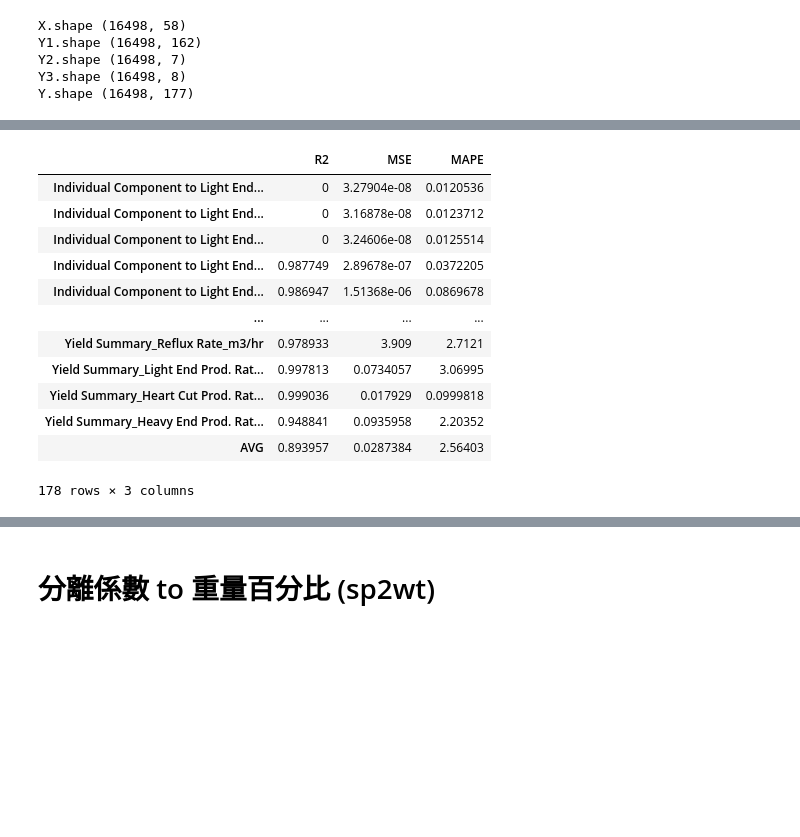
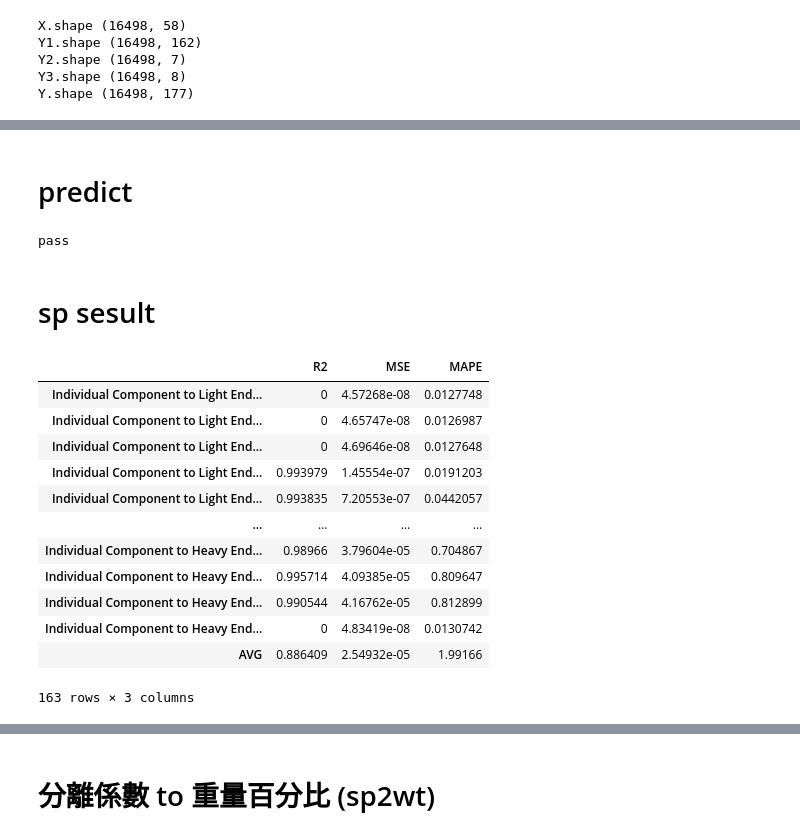
Before and after one commit to skywalker0803r/works, a Jupyter notebook: end_to_end(modelA＋B＋C)V3.ipynb, the cells around one changed output, grey strips where cells are left out. Cells and saved outputs as stored; diff of their text form; code cells hidden in the pictures; blank space fills up the shorter version.

```diff
--- a/end_to_end(modelA＋B＋C)V3.ipynb
+++ b/end_to_end(modelA＋B＋C)V3.ipynb
@@ -86,18 +89,33 @@ epoch:250 train_loss:0.0000 valid_loss:0.0001
 <autorch.utils.part.PartBulider at 0x...>
-# %%
-res = model.test(e=0.01)
-res
-# %% [output]
-|  | R2 | MSE | MAPE |
-| Individual Component to Light End... | 0 | 3.27904e-08 | 0.0120536 |
-| Individual Component to Light End... | 0 | 3.16878e-08 | 0.0123712 |
-| Individual Component to Light End... | 0 | 3.24606e-08 | 0.0125514 |
-| Individual Component to Light End... | 0.987749 | 2.89678e-07 | 0.0372205 |
-| Individual Component to Light End... | 0.986947 | 1.51368e-06 | 0.0869678 |
-| ... | ... | ... | ... |
-| Yield Summary_Reflux Rate_m3/hr | 0.978933 | 3.909 | 2.7121 |
-| Yield Summary_Light End Prod. Rat... | 0.997813 | 0.0734057 | 3.06995 |
-| Yield Summary_Heart Cut Prod. Rat... | 0.999036 | 0.017929 | 0.0999818 |
-| Yield Summary_Heavy End Prod. Rat... | 0.948841 | 0.0935958 | 2.20352 |
-| AVG | 0.893957 | 0.0287384 | 2.56403 |
-178 rows × 3 columns
+# %% [markdown]
+# predict
+# %%
+x_test = model.data['X_test']
+sp_pred,op_pred = model.predict(x_test).iloc[:,:162],model.predict(x_test).iloc[:,162:] # predict sp op
+
+normalize_idx_list = [ [i,i+54,i+54*2] for i in range(54)]
+for idx in tqdm(normalize_idx_list):
+  assert np.allclose(sp_pred.iloc[:,idx].sum(axis=1),1) # check massblance
+print('pass')
+# %% [output]
+pass
+# %% [markdown]
+# sp sesult
+# %%
+sp_real = model.data['Y_test'].loc[sp_pred.index,sp_pred.columns]
+res = model.show_metrics(sp_real,sp_pred,e=0.02)
+res
+# %% [output]
+|  | R2 | MSE | MAPE |
+| Individual Component to Light End... | 0 | 4.57268e-08 | 0.0127748 |
+| Individual Component to Light End... | 0 | 4.65747e-08 | 0.0126987 |
+| Individual Component to Light End... | 0 | 4.69646e-08 | 0.0127648 |
+| Individual Component to Light End... | 0.993979 | 1.45554e-07 | 0.0191203 |
+| Individual Component to Light End... | 0.993835 | 7.20553e-07 | 0.0442057 |
+| ... | ... | ... | ... |
+| Individual Component to Heavy End... | 0.98966 | 3.79604e-05 | 0.704867 |
+| Individual Component to Heavy End... | 0.995714 | 4.09385e-05 | 0.809647 |
+| Individual Component to Heavy End... | 0.990544 | 4.16762e-05 | 0.812899 |
+| Individual Component to Heavy End... | 0 | 4.83419e-08 | 0.0130742 |
+| AVG | 0.886409 | 2.54932e-05 | 1.99166 |
+163 rows × 3 columns
```
Also changed, not shown: parts of 10 cells of this notebook.
